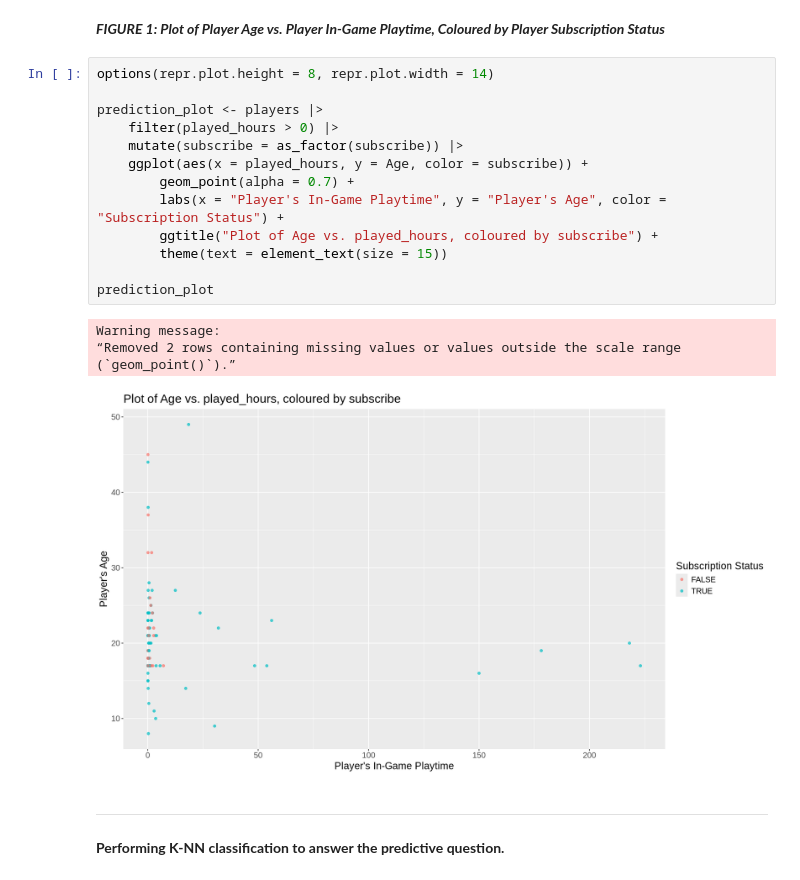
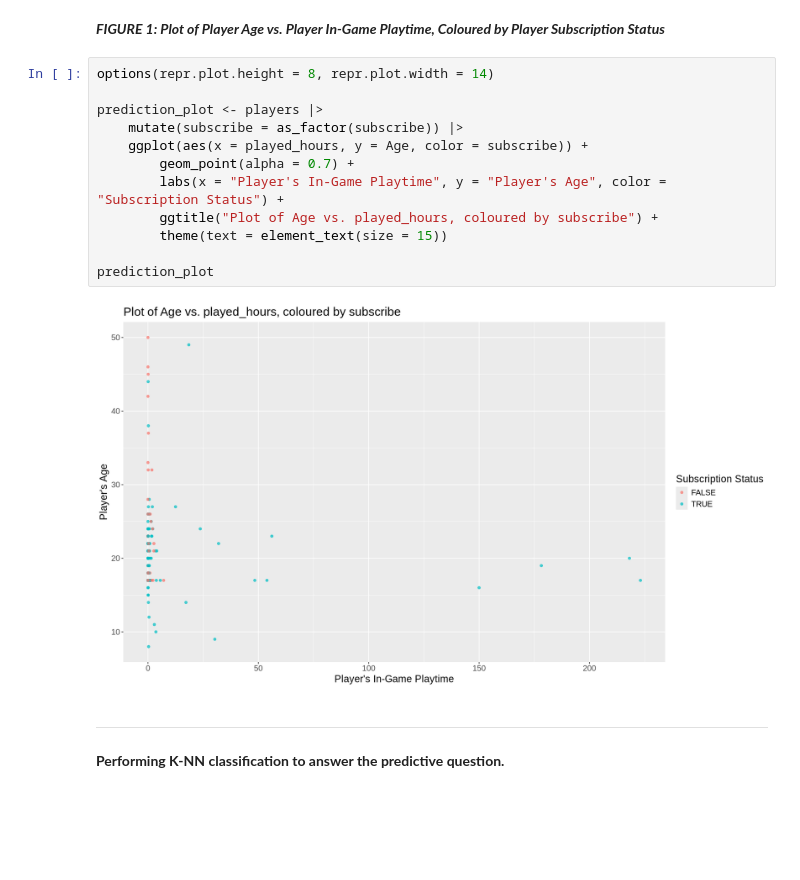
Before and after one commit to Rafee1012/dsci-100-group-project-10, a Jupyter notebook: project_final_report.ipynb, the cells around one changed output. Cells and saved outputs as stored; diff of their text form; blank space fills up the shorter version.

Commit message:
project final report (fixed 0 hours playtime filtering issue)

```diff
--- a/project_final_report.ipynb
+++ b/project_final_report.ipynb
@@ -149,21 +149,17 @@ A tibble: 1 × 6
 # %%
 options(repr.plot.height = 8, repr.plot.width = 14)
 
 prediction_plot <- players |>
-    filter(played_hours > 0) |>
     mutate(subscribe = as_factor(subscribe)) |>
     ggplot(aes(x = played_hours, y = Age, color = subscribe)) +
         geom_point(alpha = 0.7) +
         labs(x = "Player's In-Game Playtime", y = "Player's Age", color = "Subscription Status") +
         ggtitle("Plot of Age vs. played_hours, coloured by subscribe") +
         theme(text = element_text(size = 15))
 
 prediction_plot
 # %% [output]
-Warning message:
-“Removed 2 rows containing missing values or values outside the scale range
-(`geom_point()`).”
-[figure, old version]
+[figure, new version]
 # %% [markdown]
 ---
 
```
Also changed, not shown: parts of 20 cells of this notebook.
